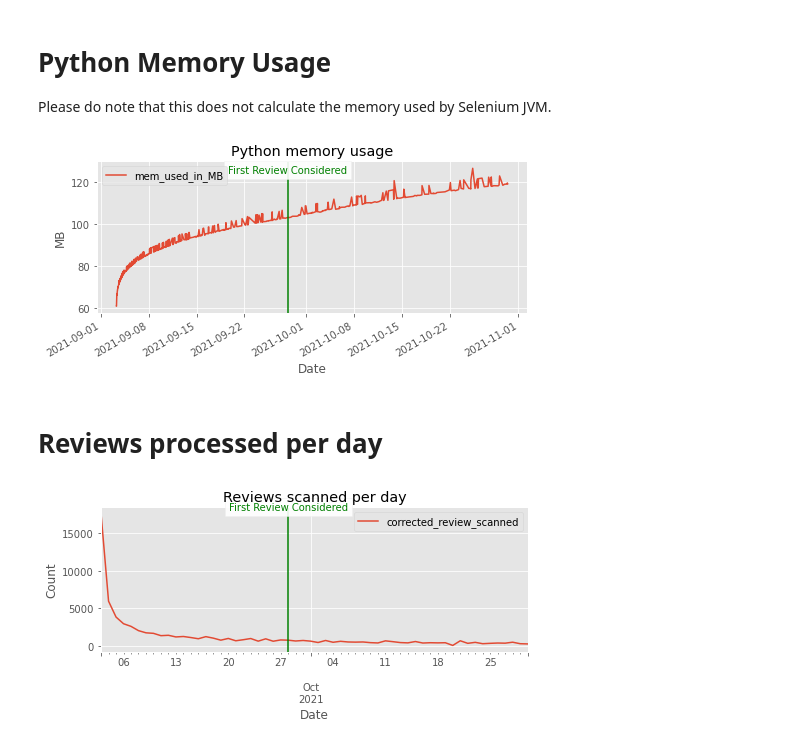
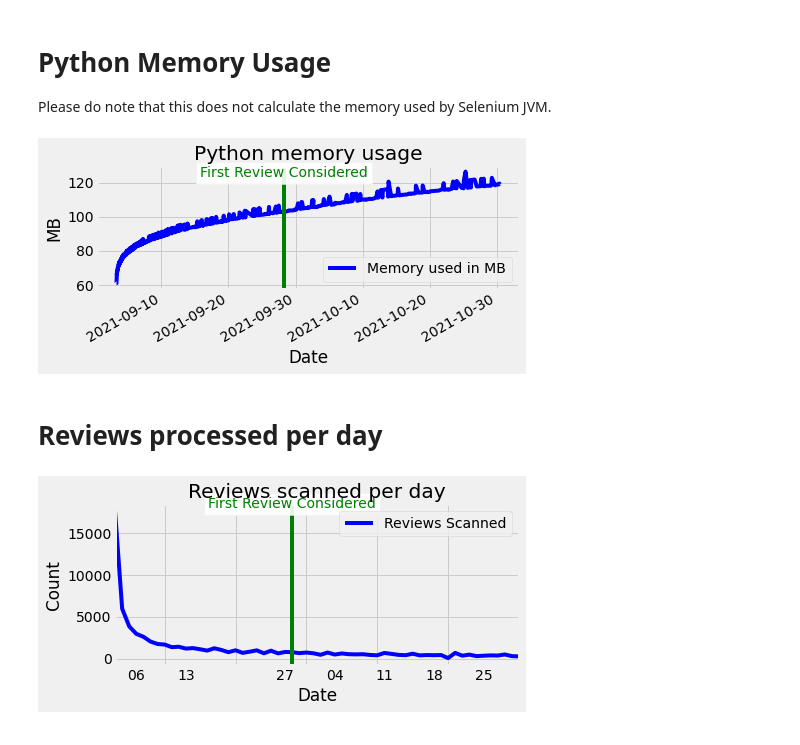
Before and after one commit to sukantamaikap/google_review_data_scraping, a Jupyter notebook: ScrapingLogAnalysis.ipynb, the cells around one changed output. Saved outputs shown, nothing was run; the diff lists cells and outputs as text; code cells hidden in the pictures.

```diff
--- a/ScrapingLogAnalysis.ipynb
+++ b/ScrapingLogAnalysis.ipynb
@@ -3,8 +3,9 @@ import pandas as pd
 import numpy as np
 from datetime import datetime
 import matplotlib.pyplot as plt
+from matplotlib.ticker import MultipleLocator
 
-plt.style.use('ggplot')
+plt.style.use('fivethirtyeight')
 
 plt.rcParams["figure.figsize"] = [7.00, 3.50]
 plt.rcParams["figure.autolayout"] = True
@@ -56,36 +57,42 @@ label_list = [(considered_datetime, 'First Review Considered', 'g')]
 
 Please do note that this does not calculate the memory used by Selenium JVM.
 # %%
-df_mem_usage.plot(x='date_time', y='mem_used_in_MB')
+df_mem_usage.plot(x='date_time', y='mem_used_in_MB', color='b', label='Memory used in MB')
 plt.title('Python memory usage')
 plt.ylabel('MB')
 plt.xlabel('Date')
 plt.legend()
 
 ax = plt.gca()
 
 for date_point, label, clr in label_list:
     plt.axvline(x=date_point, color=clr)
     plt.text(date_point, ax.get_ylim()[1]-4, label,
              horizontalalignment='center',
              verticalalignment='center',
              color=clr,
              bbox=dict(facecolor='white', alpha=0.9))
+
+majorLocator   = MultipleLocator(10)
+ax.xaxis.set_major_locator(majorLocator)
 plt.show()
 # %% [output]
-[figure, old version]
+[figure, new version]
 # %% [markdown]
 # Reviews processed per day
 # %%
 df_count_group_by_per_day = df_count.groupby(pd.Grouper(key='date_time',axis=0,freq='1D')).max().reset_index()
 df_count_group_by_per_day['corrected_review_scanned'] = df_count_group_by_per_day['reviews_scanned'] - df_count_group_by_per_day['reviews_scanned'].shift(1)
+
 # replace the first row NaN with value from reviews_scanned. There are better ways of doing this, but meh...
 df_count_group_by_per_day.corrected_review_scanned.fillna(df_count_group_by_per_day.reviews_scanned, inplace=True)
 df_count_group_by_per_day['corrected_review_scanned'] = df_count_group_by_per_day['corrected_review_scanned'].astype('int')
-df_count_group_by_per_day.plot(x='date_time', y='corrected_review_scanned')
+
+df_count_group_by_per_day.plot(x='date_time', y='corrected_review_scanned', color='b', label='Reviews Scanned')
 plt.title('Reviews scanned per day')
 plt.ylabel('Count')
 plt.xlabel('Date')
+plt.legend()
 
 ax = plt.gca()
 
@@ -94,9 +101,11 @@ for date_point, label, clr in label_list:
     plt.text(date_point, ax.get_ylim()[1]-4, label,
              horizontalalignment='center',
              verticalalignment='center',
-             color=',
+             color=clr,
              bbox=dict(facecolor='white', alpha=0.9))
 
+majorLocator   = MultipleLocator(10)
+ax.xaxis.set_major_locator(majorLocator)
 plt.show()
 # %% [output]
-[figure, old version]
+[figure, new version]
```
Also changed, not shown: parts of 4 cells of this notebook.
